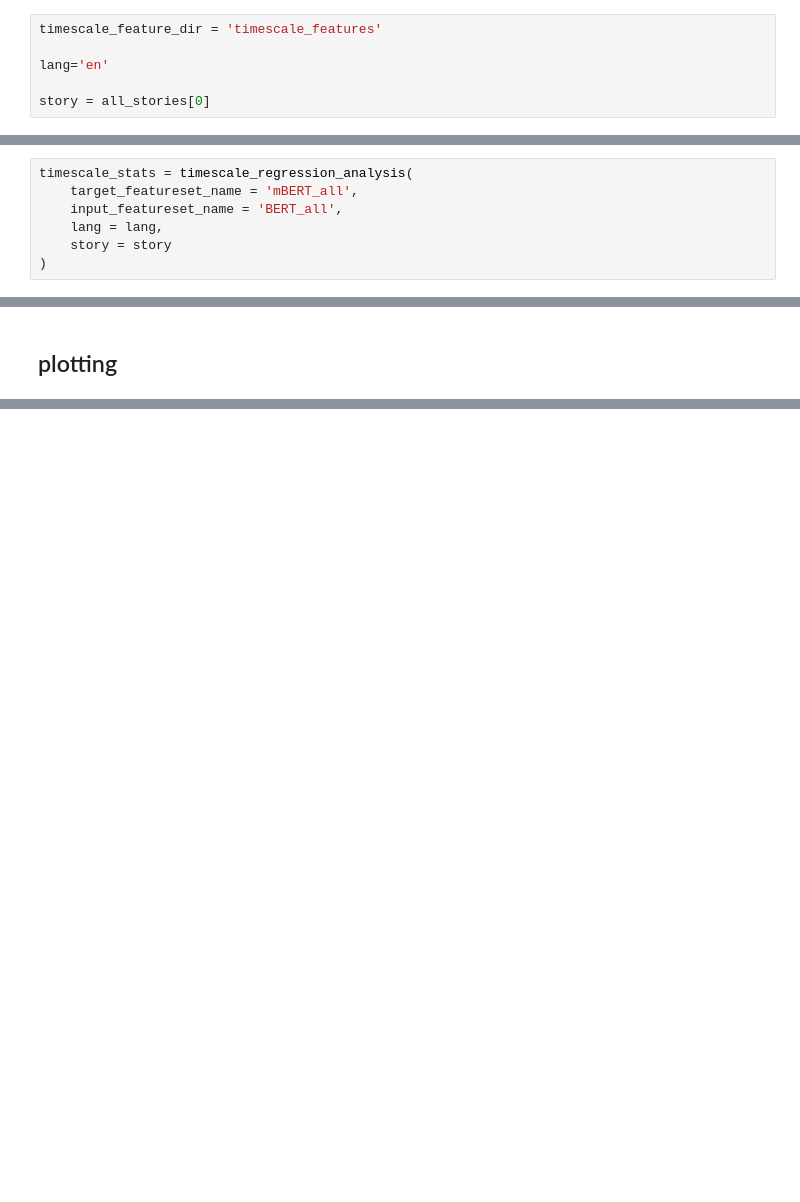
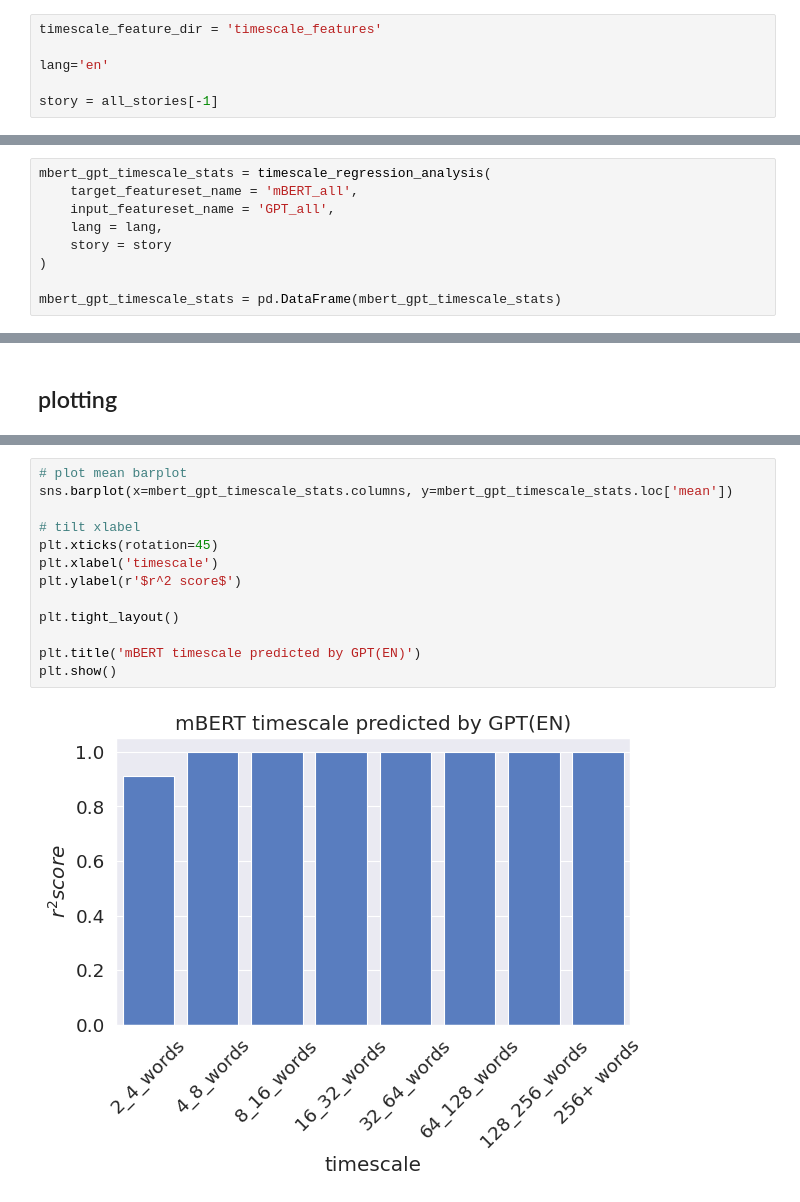
Before and after one commit to bramantyois/timescales_filtering, a Jupyter notebook: notebooks/00_spectral_analysis/00_BERT-mBERT_en.ipynb, the cells around one changed output, grey strips where cells are left out. Cells and saved outputs as stored; diff of their text form; blank space fills up the shorter version.

Commit message:
add cross-LM regression analysis

```diff
--- a/notebooks/00_spectral_analysis/00_BERT-mBERT_en.ipynb
+++ b/notebooks/00_spectral_analysis/00_BERT-mBERT_en.ipynb
@@ -287,4 +316,4 @@ timescale_feature_dir = 'timescale_features'
 
 lang='en'
 
-story = all_stories[0]
+story = all_stories[-1]
@@ -337,8 +400,10 @@ def timescale_regression_analysis(
 # %%
-timescale_stats = timescale_regression_analysis(
+mbert_gpt_timescale_stats = timescale_regression_analysis(
     target_featureset_name = 'mBERT_all',
-    input_featureset_name = 'BERT_all',
+    input_featureset_name = 'GPT_all',
     lang = lang,
     story = story
 )
+
+mbert_gpt_timescale_stats = pd.DataFrame(mbert_gpt_timescale_stats)
 # %%
@@ -375,0 +453,15 @@ plt.show()
+# %%
+# plot mean barplot
+sns.barplot(x=mbert_gpt_timescale_stats.columns, y=mbert_gpt_timescale_stats.loc['mean'])
+
+# tilt xlabel
+plt.xticks(rotation=45)
+plt.xlabel('timescale')
+plt.ylabel(r'$r^2 score$')
+
+plt.tight_layout()
+
+plt.title('mBERT timescale predicted by GPT(EN)')
+plt.show()
+# %% [output]
+[figure, added]
```
Also changed, not shown: parts of 29 cells of this notebook, 6 other files.
